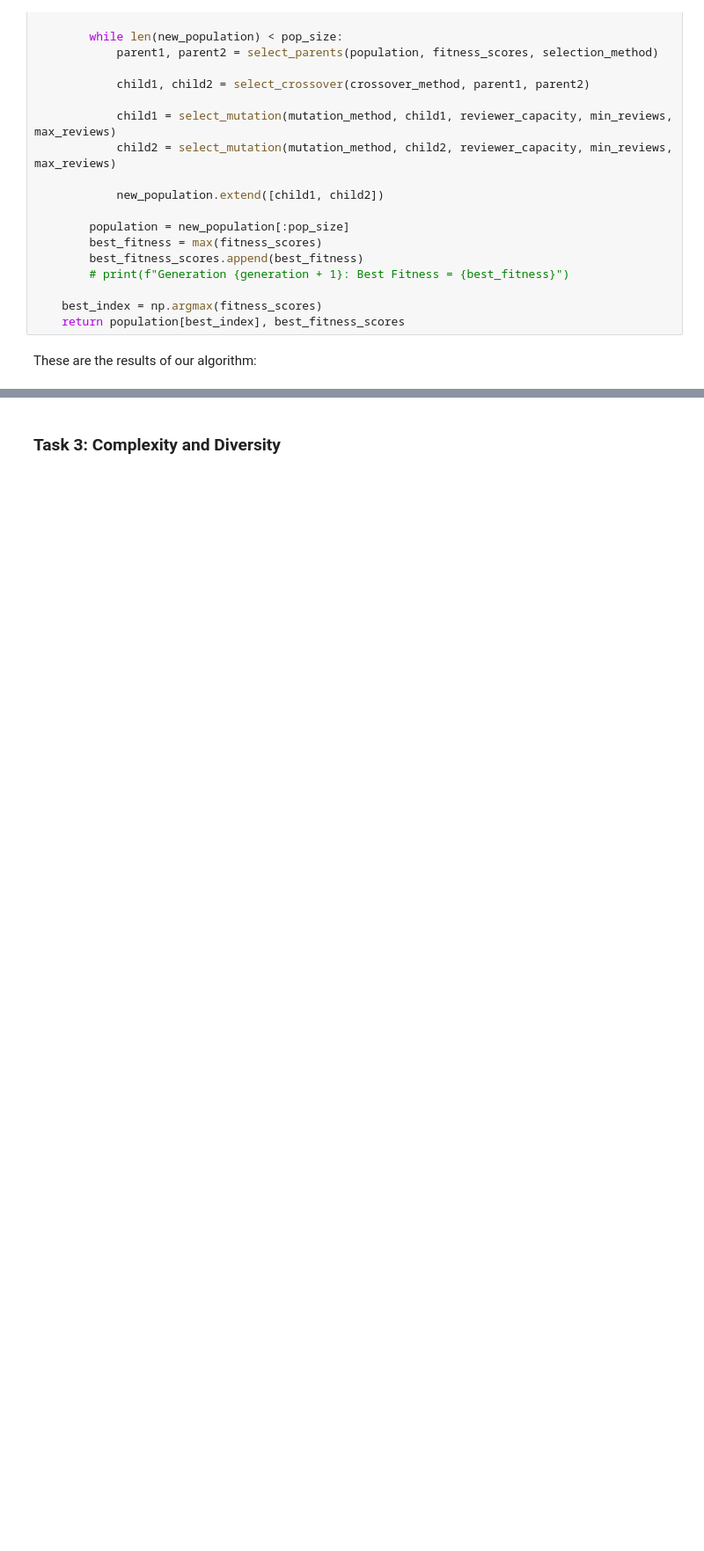
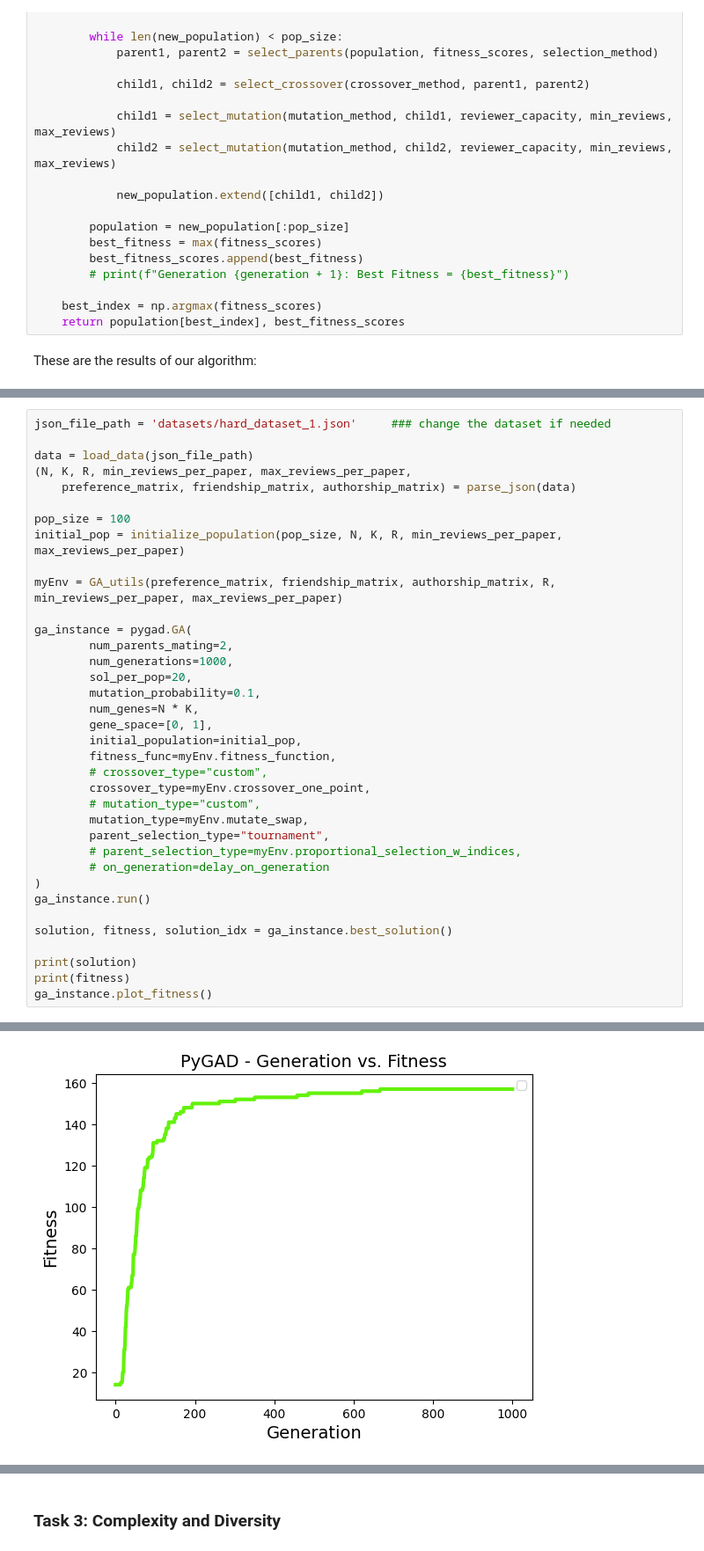
Before and after one commit to ddjorlev/IS-Seminary-1, a Jupyter notebook: seminary1.ipynb, the cells around one changed output, grey strips where cells are left out. Shown at 88% size. Drawn from its saved outputs; the diff is of its cells as text; blank space fills up the shorter version.

```diff
--- a/seminary1.ipynb
+++ b/seminary1.ipynb
@@ -366,0 +543,37 @@ In this task, we needed to upgrade our algorith and our functions to include the
+# %%
+json_file_path = 'datasets/hard_dataset_1.json'     ### change the dataset if needed
+
+data = load_data(json_file_path)
+(N, K, R, min_reviews_per_paper, max_reviews_per_paper,
+    preference_matrix, friendship_matrix, authorship_matrix) = parse_json(data)
+
+pop_size = 100
+initial_pop = initialize_population(pop_size, N, K, R, min_reviews_per_paper, max_reviews_per_paper)
+
+myEnv = GA_utils(preference_matrix, friendship_matrix, authorship_matrix, R, min_reviews_per_paper, max_reviews_per_paper)
+
+ga_instance = pygad.GA(
+        num_parents_mating=2,
+        num_generations=1000,
+        sol_per_pop=20,
+        mutation_probability=0.1,
+        num_genes=N * K,
+        gene_space=[0, 1],
+        initial_population=initial_pop,
+        fitness_func=myEnv.fitness_function,
+        # crossover_type="custom",
+        crossover_type=myEnv.crossover_one_point,
+        # mutation_type="custom",
+        mutation_type=myEnv.mutate_swap,
+        parent_selection_type="tournament",
+        # parent_selection_type=myEnv.proportional_selection_w_indices,
+        # on_generation=delay_on_generation
+)
+ga_instance.run()
+
+solution, fitness, solution_idx = ga_instance.best_solution()
+
+print(solution)
+print(fitness)
+ga_instance.plot_fitness()
+# %% [output]
@@ -366,0 +588 @@ In this task, we needed to upgrade our algorith and our functions to include the
+[figure, added]
```
Also changed, not shown: parts of 28 cells of this notebook.
